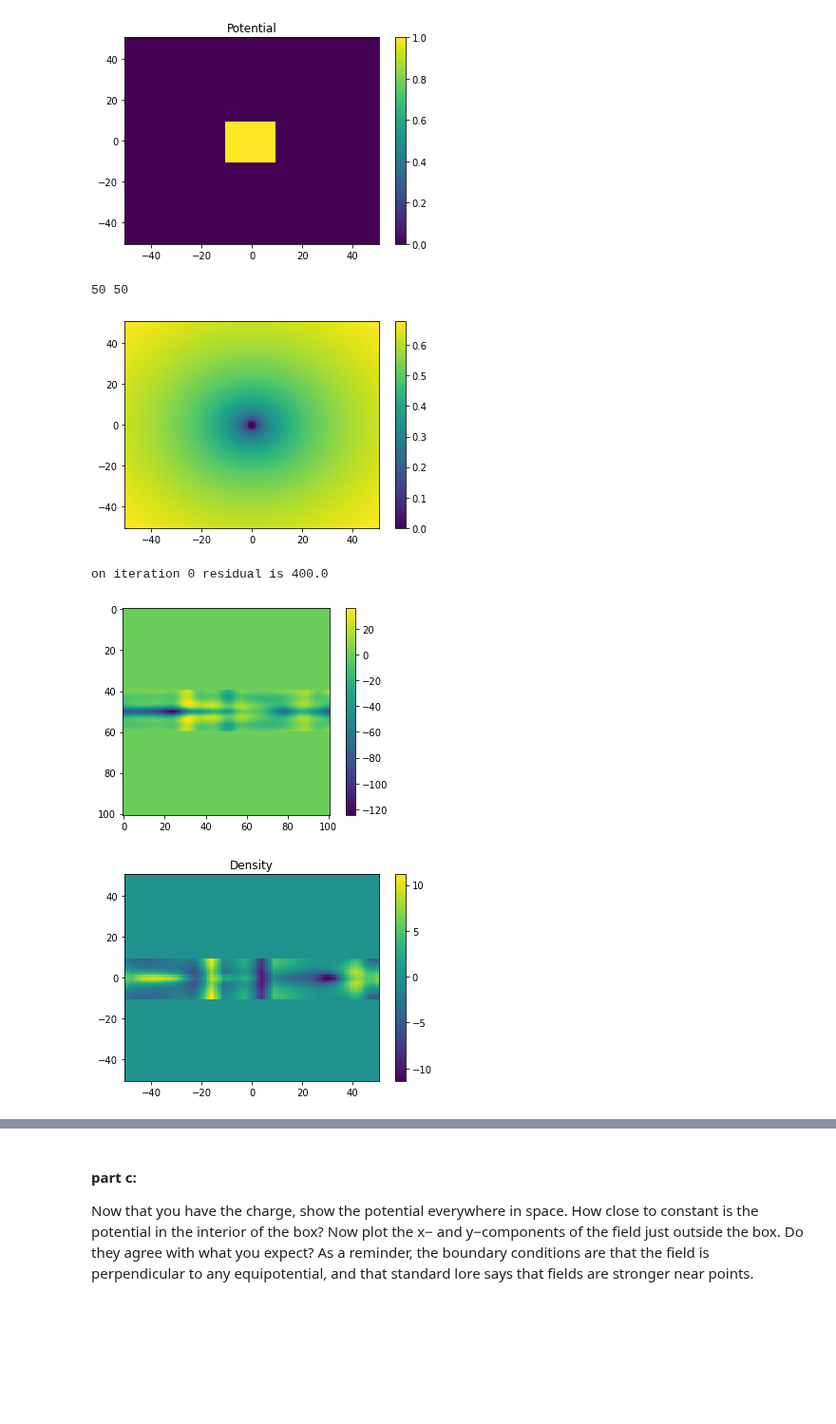
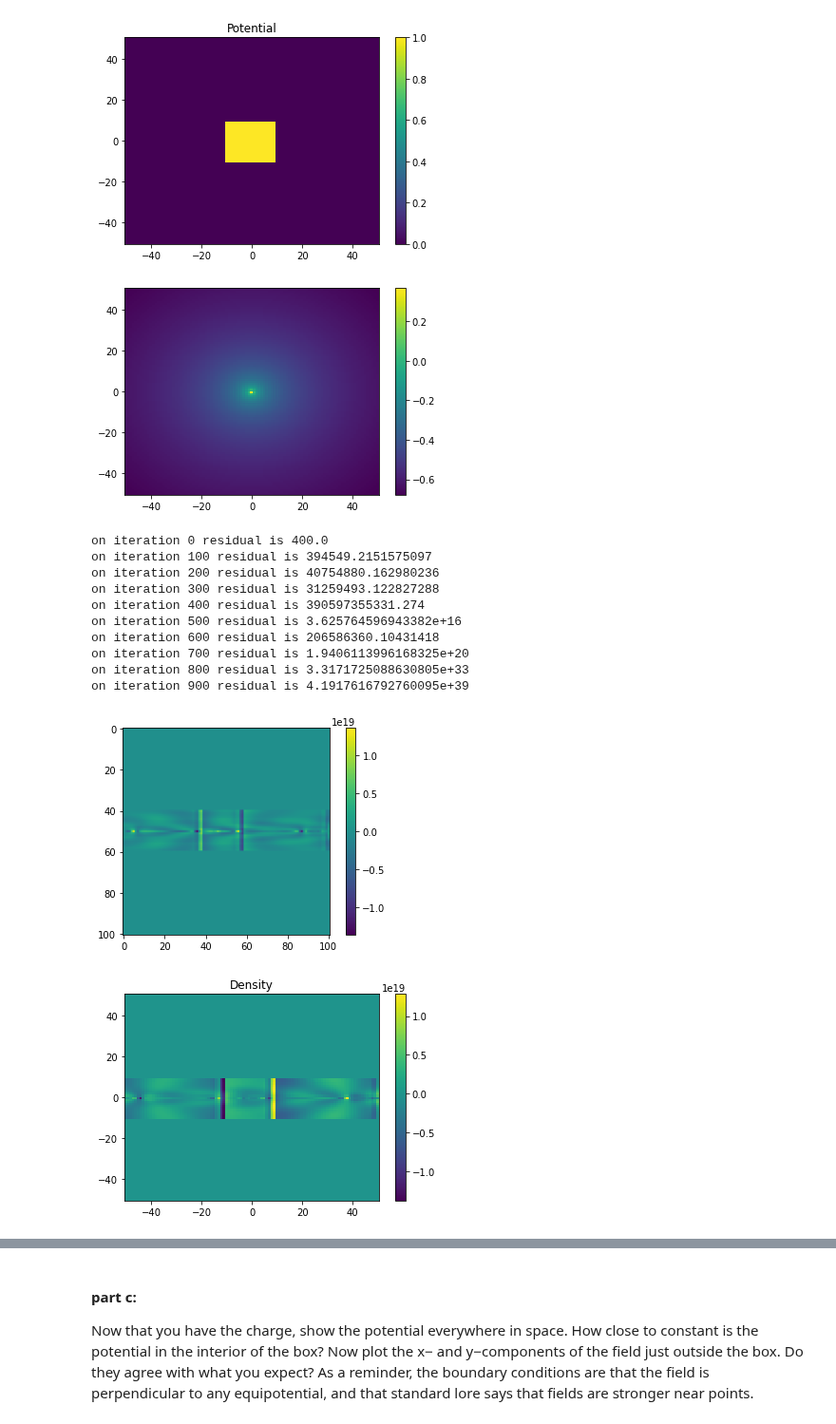
Before and after one commit to eklem1/Phys512_EK, a Jupyter notebook: PS7/A7_Q2.ipynb, the cells around one changed output, grey strips where cells are left out. Shown at 95% size. Drawn from its saved outputs; the diff is of its cells as text; code cells hidden in the pictures; blank space fills up the shorter version.

Commit message:
doing some stuff, making a mess

```diff
--- a/PS7/A7_Q2.ipynb
+++ b/PS7/A7_Q2.ipynb
@@ -165,28 +179,24 @@ green = lambda r: 1/(2*np.pi) * np.log(r)
 # %%
 # from laplace_conjgrad.py
-def apply_stencil(A,do_A=True):
-    tot=np.roll(A,1,axis=0)+np.roll(A,-1,axis=0)+np.roll(A,1,axis=1)+np.roll(A,-1,axis=1)
-    if do_A:
-        return A-tot/4
-    else:
-        return -tot/4
+# def apply_stencil(A,do_A=True):
+#     tot=np.roll(A,1,axis=0)+np.roll(A,-1,axis=0)+np.roll(A,1,axis=1)+np.roll(A,-1,axis=1)
+#     if do_A:
+#         return A-tot/4
+#     else:
+#         return -tot/4
 
 def Ax(G, rho, mask):
-    Gp = convFunction(G, rho, p=5)
+    Gp = convFunction(G, rho, p=1)
 
     GpUse=Gp.copy()
-
-#     GpUse[mask]=0
-#     ans=apply_stencil(Vuse)
-#     ans[mask]=0
 
 #     print(GpUse[mask])
     return GpUse
 
-def pad(A):
-    AA=np.zeros([A.shape[0]+2,A.shape[1]+2])
-    AA[1:-1,1:-1]=A
-    return AA
+# def pad(A):
+#     AA=np.zeros([A.shape[0]+2,A.shape[1]+2])
+#     AA[1:-1,1:-1]=A
+#     return AA
 # %%
 result = np.zeros(V.shape)
 
@@ -210,7 +220,7 @@ V=np.zeros([m,m])
 # V[cM+s, cM-s:cM+s] = 1.0
 
 #solid box?
-V=V_r
+# V=V_r
 V[cM-s:cM+s,cM-s:cM+s] = 1.0
 
 
@@ -251,15 +261,15 @@ b=V.copy()
 x=np.linspace(-50,50,m)
 xx,yy=np.meshgrid(x,x)
 
-G = green(rad(xx,yy))
+G = green(xx,yy)
 # print(G[50,:])
 #I get nans for the center point, cause there r = 0 and log(0) = -inf
-#doing this for now but this must be wrong
-for i in range(0, m):
-    for j in range(0, m):
-        if np.isinf(G[i, j]):
-            print(i, j)
-            G[i, j] = 0.0
+#doing this for now but this must be wrong -> soften to get rid of infs
+# for i in range(0, m):
+#     for j in range(0, m):
+#         if np.isinf(G[i, j]):
+#             print(i, j)
+#             G[i, j] = 0.0
 # G[cM-s:cM+s,cM-s:cM+s] = 0.0
 
 #also is this not just r, but dep on V at all???
@@ -278,39 +288,47 @@ plt.colorbar()
 plt.show()
 
 p=r.copy()
 
-for k in range(100):
+for k in range(1000):
     #Ap=(Ax(pad(p),mask))
     Ap=Ax(G, p, mask)
     #rtr=np.sum(r*r)
     rtr=np.sum(r*r)
     if k%100==0:
         print('on iteration ' + repr(k) + ' residual is ' + repr(rtr))
         #are really not getting smaller
     alpha=rtr/np.sum(Ap*p)
 
 #     V=V+alpha*p #pad(alpha*p)
     rho=rho+alpha*p #pad(alpha*p)
 
     rnew=r-alpha*Ap
     beta=np.sum(rnew*rnew)/rtr
     p=rnew+beta*p
     r=rnew
 
 plt.imshow(r)
 plt.colorbar()
 plt.show()
 
 plt.pcolor(xx, yy, rho,  shading='auto')
 plt.title("Density")
 plt.colorbar()
 plt.show()
 # %% [output]
+[figure, new version]
-50 50
+on iteration 0 residual is 400.0
+on iteration 100 residual is 394549.2151575097
+on iteration 200 residual is 40754880.162980236
+on iteration 300 residual is 31259493.122827288
+on iteration 400 residual is 390597355331.274
+on iteration 500 residual is 3.625764596943382e+16
+on iteration 600 residual is 206586360.10431418
+on iteration 700 residual is 1.9406113996168325e+20
+on iteration 800 residual is 3.3171725088630805e+33
+on iteration 900 residual is 4.1917616792760095e+39
-[figure, old version]
-on iteration 0 residual is 400.0
-[figure, old version]
+[figure, new version]
-[figure, old version]
+[figure, new version]
 # %%
 # Plot the charge density along one side of the box.
 # cM-s:cM+s,cM-s
```
Also changed, not shown: parts of 12 cells of this notebook.
